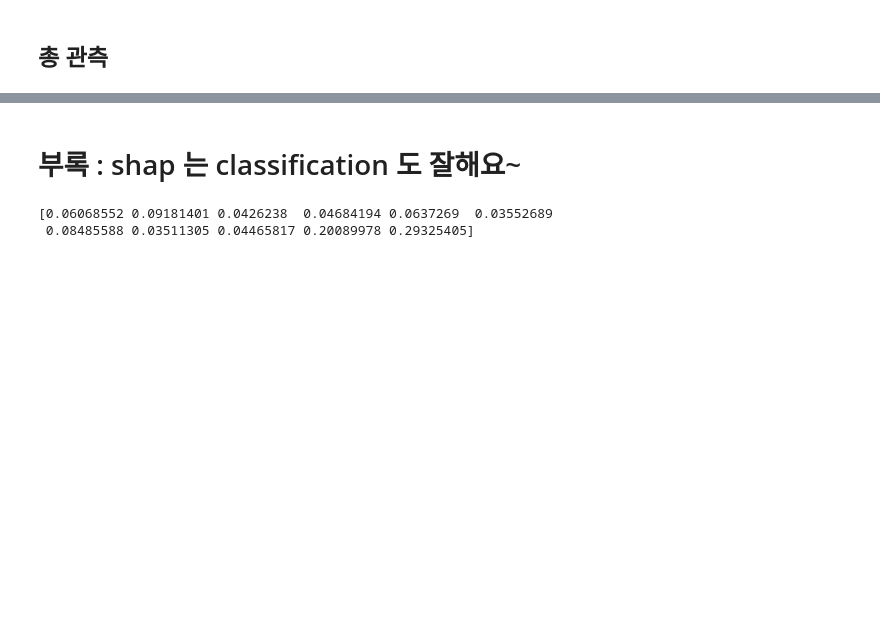
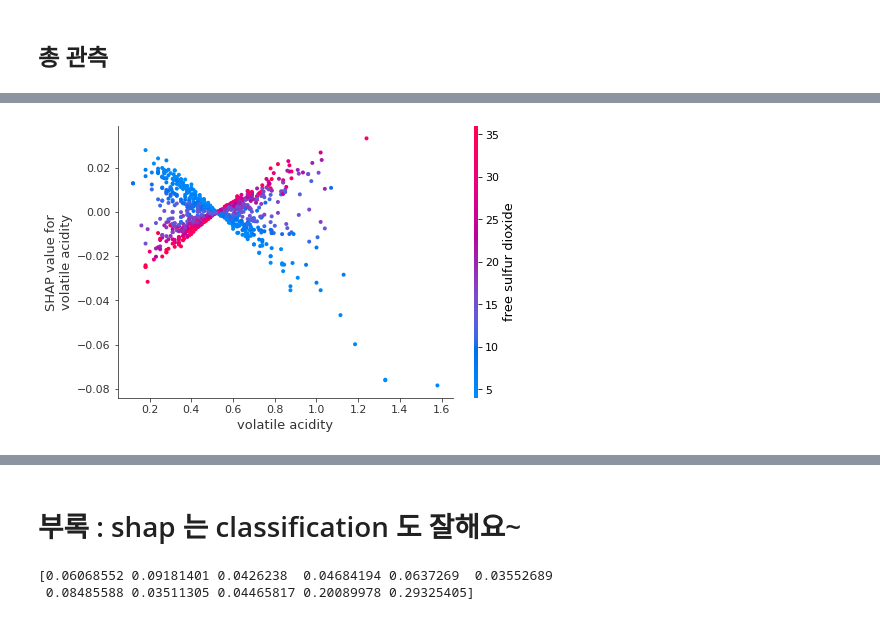
Before and after one commit to hana-dool/Data_Analysis, a Jupyter notebook: [model interpretation] SHAP.ipynb, the cells around one changed output, grey strips where cells are left out. Drawn from its saved outputs; the diff is of its cells as text; code cells hidden in the pictures; blank space fills up the shorter version.

```diff
--- a/[model interpretation] SHAP.ipynb
+++ b/[model interpretation] SHAP.ipynb
@@ -380,0 +537,5 @@ shap.force_plot(shap_explainer.expected_value, shap_values, X_test)
+# %%
+shap.dependence_plot("volatile acidity", shap_values[0],  X_train.iloc[:1000,])
+# 이 경우에는
+# %% [output]
+[figure, added]
```
Also changed, not shown: parts of 43 cells of this notebook.
